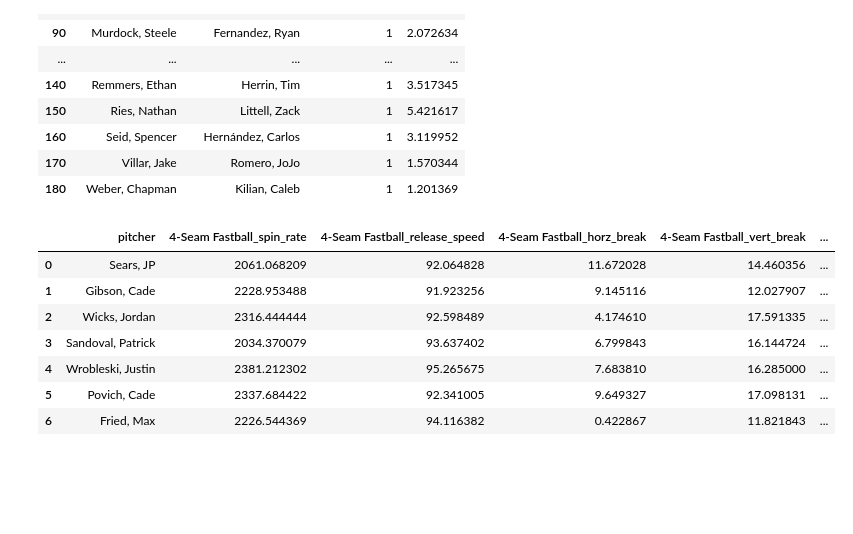
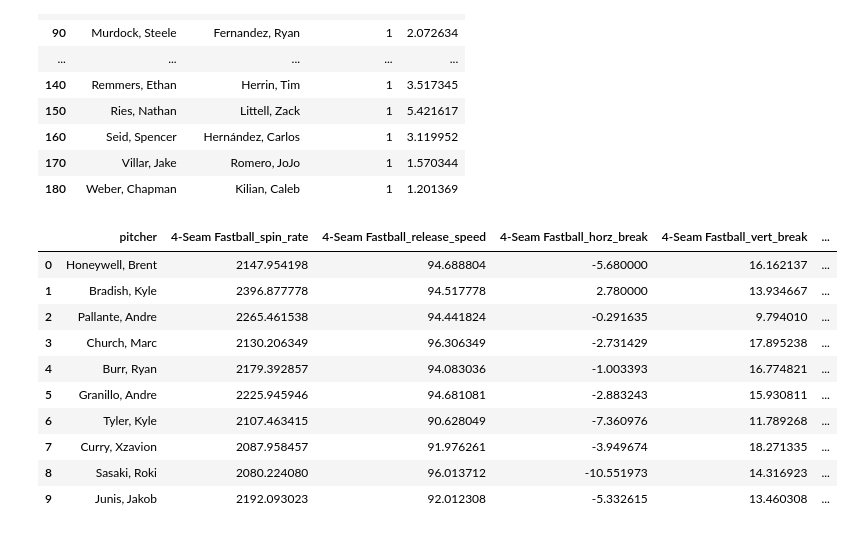
Before and after one commit to jackkalsched/UCSD_Baseball_25, a Jupyter notebook: Pitching/mlb arsenal comparisons/big_league_comparison.ipynb, the cells around one changed output. Cells and saved outputs as stored; diff of their text form; code cells hidden in the pictures; blank space fills up the shorter version.

```diff
--- a/Pitching/mlb arsenal comparisons/big_league_comparison.ipynb
+++ b/Pitching/mlb arsenal comparisons/big_league_comparison.ipynb
@@ -475,41 +475,44 @@ def find_similar_pitchers(
     # --- 6. Scale both MLB and team vectors
     X_mlb = mlb_filtered_hand.drop(columns='pitcher').values
     X_all = np.vstack([X_mlb, team_vector])
     scaler = StandardScaler()
     X_scaled = scaler.fit_transform(X_all)
     X_mlb_scaled = X_scaled[:-1]
     X_team_scaled = X_scaled[-1].reshape(1, -1)
 
     # --- 7. Fit KNN
     knn = NearestNeighbors(n_neighbors=n_neighbors)
     knn.fit(X_mlb_scaled)
     distances, indices = knn.kneighbors(X_team_scaled)
 
     # --- 8. Return results
     similar_pitchers = mlb_filtered_hand.iloc[indices[0]].copy()
     similar_pitchers['distance'] = distances[0]
 
     return similar_pitchers.reset_index(drop=True)
 
 
 
 
-similar_pitches_df = find_similar_pitchers(
+weber_comparison = find_similar_pitchers(
     team_df = ucsd,
     mlb_df = major_grouped,
     team_vectors_df=  ucsd_vectors_withhand,
     mlb_vectors_df = mlb_vectors_withhand,
-    team_pitcher_name='Villar, Jake',
-    n_neighbors = 7
+    team_pitcher_name='Weber, Chapman',
+    n_neighbors = 10
 )
 
-display(similar_pitches_df)
+display(weber_comparison)
 # %% [output]
 |  | pitcher | 4-Seam Fastball_spin_rate | 4-Seam Fastball_release_speed | 4-Seam Fastball_horz_break | 4-Seam Fastball_vert_break | ... |
-| 0 | Sears, JP | 2061.068209 | 92.064828 | 11.672028 | 14.460356 | ... |
-| 1 | Gibson, Cade | 2228.953488 | 91.923256 | 9.145116 | 12.027907 | ... |
-| 2 | Wicks, Jordan | 2316.444444 | 92.598489 | 4.174610 | 17.591335 | ... |
-| 3 | Sandoval, Patrick | 2034.370079 | 93.637402 | 6.799843 | 16.144724 | ... |
-| 4 | Wrobleski, Justin | 2381.212302 | 95.265675 | 7.683810 | 16.285000 | ... |
-| 5 | Povich, Cade | 2337.684422 | 92.341005 | 9.649327 | 17.098131 | ... |
-| 6 | Fried, Max | 2226.544369 | 94.116382 | 0.422867 | 11.821843 | ... |
+| 0 | Honeywell, Brent | 2147.954198 | 94.688804 | -5.680000 | 16.162137 | ... |
+| 1 | Bradish, Kyle | 2396.877778 | 94.517778 | 2.780000 | 13.934667 | ... |
+| 2 | Pallante, Andre | 2265.461538 | 94.441824 | -0.291635 | 9.794010 | ... |
+| 3 | Church, Marc | 2130.206349 | 96.306349 | -2.731429 | 17.895238 | ... |
+| 4 | Burr, Ryan | 2179.392857 | 94.083036 | -1.003393 | 16.774821 | ... |
+| 5 | Granillo, Andre | 2225.945946 | 94.681081 | -2.883243 | 15.930811 | ... |
+| 6 | Tyler, Kyle | 2107.463415 | 90.628049 | -7.360976 | 11.789268 | ... |
+| 7 | Curry, Xzavion | 2087.958457 | 91.976261 | -3.949674 | 18.271335 | ... |
+| 8 | Sasaki, Roki | 2080.224080 | 96.013712 | -10.551973 | 14.316923 | ... |
+| 9 | Junis, Jakob | 2192.093023 | 92.012308 | -5.332615 | 13.460308 | ... |
```
Also changed, not shown: parts of 6 cells of this notebook.
